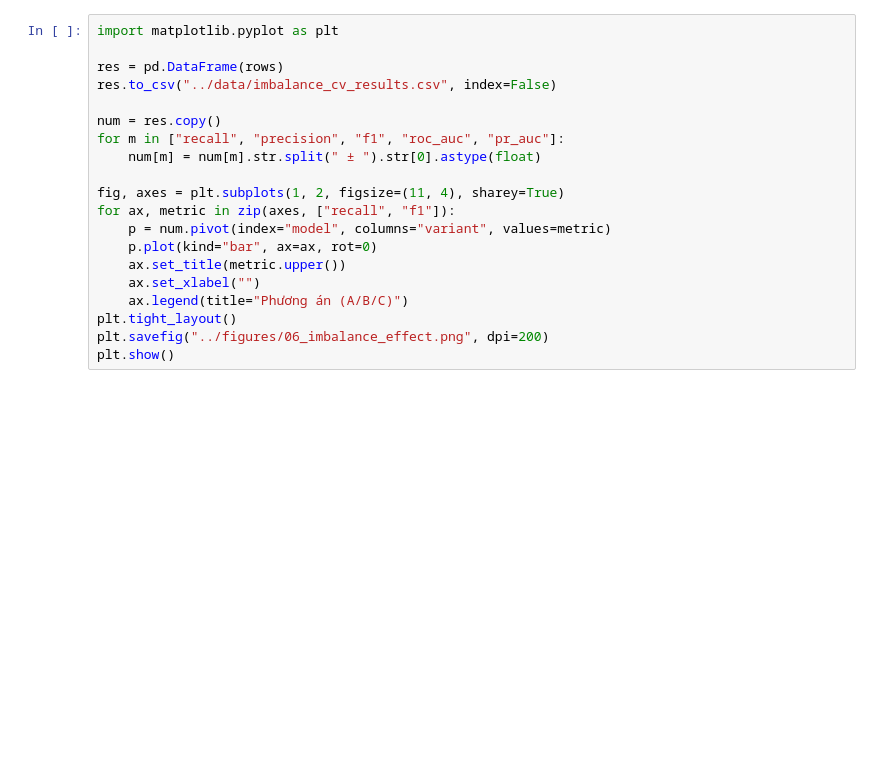
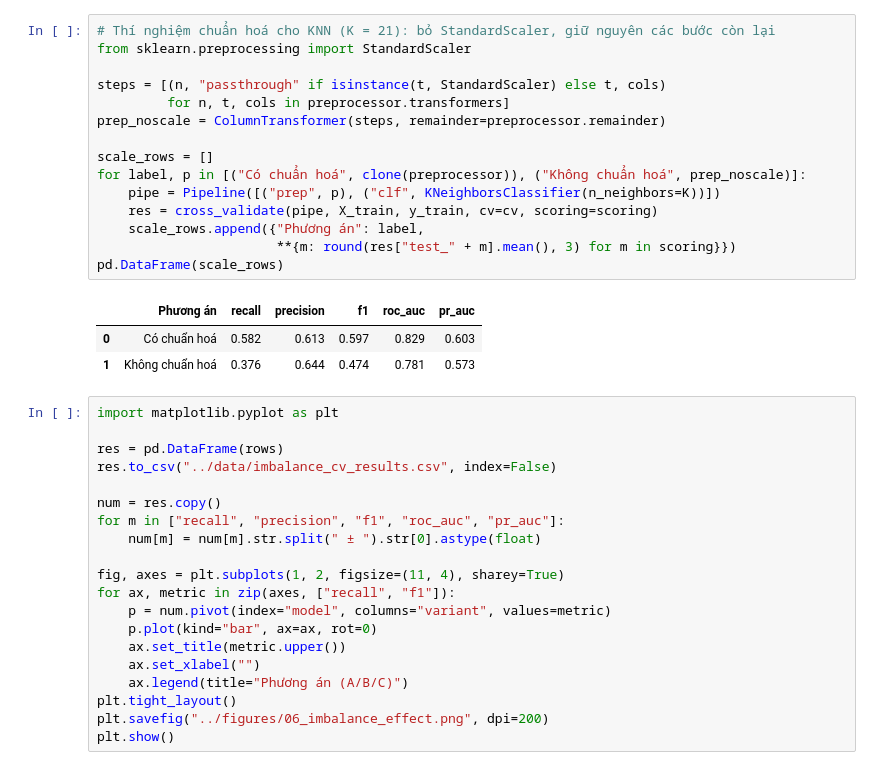
Before and after one commit to huynhthu214/Telco-Churn-DM, a Jupyter notebook: notebook/01b_Imbalance_Experiment.ipynb, the cells around one changed output. Cells and saved outputs as stored; diff of their text form; blank space fills up the shorter version.

```diff
--- a/notebook/01b_Imbalance_Experiment.ipynb
+++ b/notebook/01b_Imbalance_Experiment.ipynb
@@ -127,6 +116,25 @@ pd.DataFrame(rows)
 | 5 | NaiveBayes | A | 0.847 ± 0.021 | 0.459 ± 0.006 | 0.595 ± 0.008 | 0.822 ± 0.013 | 0.615 ± 0.017 |
 | 6 | NaiveBayes | B | 0.856 ± 0.019 | 0.450 ± 0.007 | 0.590 ± 0.008 | 0.822 ± 0.013 | 0.615 ± 0.017 |
 | 7 | NaiveBayes | C | 0.840 ± 0.024 | 0.466 ± 0.011 | 0.600 ± 0.013 | 0.822 ± 0.013 | 0.616 ± 0.017 |
+# %%
+# Thí nghiệm chuẩn hoá cho KNN (K = 21): bỏ StandardScaler, giữ nguyên các bước còn lại
+from sklearn.preprocessing import StandardScaler
+
+steps = [(n, "passthrough" if isinstance(t, StandardScaler) else t, cols)
+         for n, t, cols in preprocessor.transformers]
+prep_noscale = ColumnTransformer(steps, remainder=preprocessor.remainder)
+
+scale_rows = []
+for label, p in [("Có chuẩn hoá", clone(preprocessor)), ("Không chuẩn hoá", prep_noscale)]:
+    pipe = Pipeline([("prep", p), ("clf", KNeighborsClassifier(n_neighbors=K))])
+    res = cross_validate(pipe, X_train, y_train, cv=cv, scoring=scoring)
+    scale_rows.append({"Phương án": label,
+                       **{m: round(res["test_" + m].mean(), 3) for m in scoring}})
+pd.DataFrame(scale_rows)
+# %% [output]
+|  | Phương án | recall | precision | f1 | roc_auc | pr_auc |
+| 0 | Có chuẩn hoá | 0.582 | 0.613 | 0.597 | 0.829 | 0.603 |
+| 1 | Không chuẩn hoá | 0.376 | 0.644 | 0.474 | 0.781 | 0.573 |
 # %%
 import matplotlib.pyplot as plt
 
```
Also changed, not shown: parts of 7 cells of this notebook, 1 other file.
